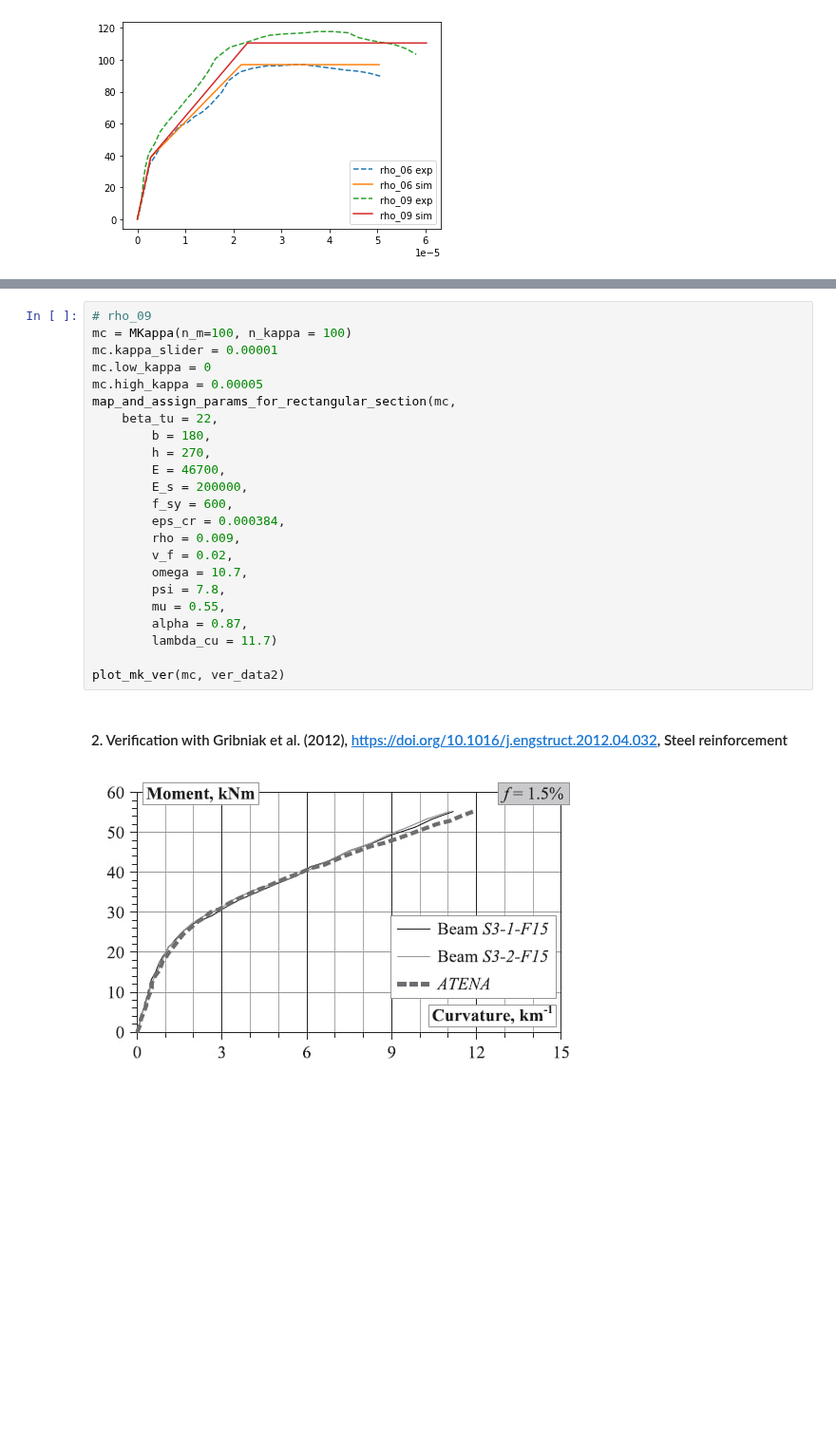
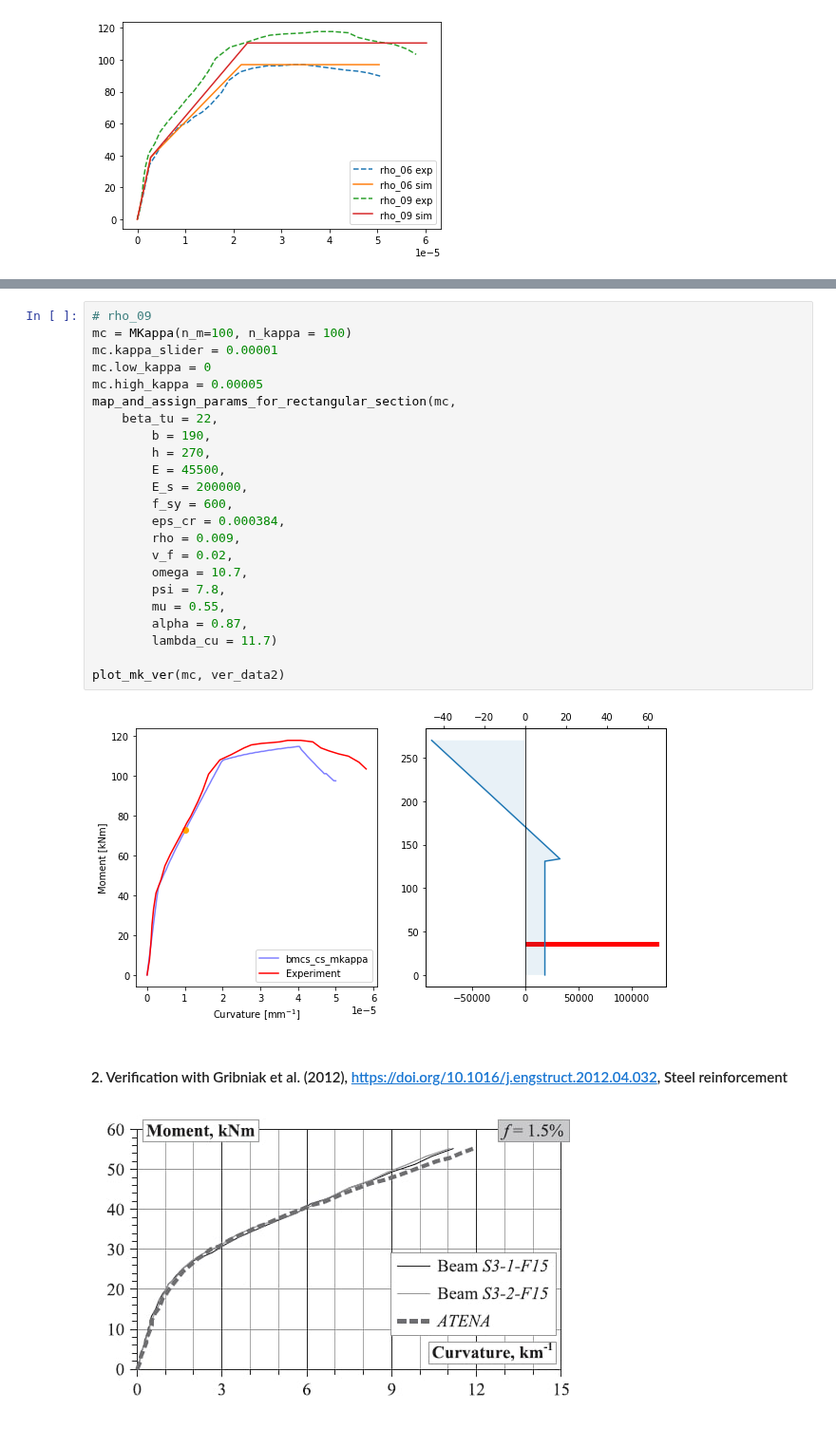
Before and after one commit to rosoba/bmcs_cross_section, a Jupyter notebook: notebooks/mkappa/mkappa_verification.ipynb, the cells around one changed output, grey strips where cells are left out. Shown at 95% size. Cells and saved outputs as stored; diff of their text form; blank space fills up the shorter version.

```diff
--- a/notebooks/mkappa/mkappa_verification.ipynb
+++ b/notebooks/mkappa/mkappa_verification.ipynb
@@ -120,26 +124,28 @@ plot_mk_ver(mc, ver_data)
 # %%
 # rho_09
 mc = MKappa(n_m=100, n_kappa = 100)
 mc.kappa_slider = 0.00001
 mc.low_kappa = 0
 mc.high_kappa = 0.00005
 map_and_assign_params_for_rectangular_section(mc,
     beta_tu = 22,
-        b = 180,
+        b = 190,
         h = 270,
-        E = 46700,
+        E = 45500,
         E_s = 200000,
         f_sy = 600,
         eps_cr = 0.000384,
         rho = 0.009,
         v_f = 0.02,
         omega = 10.7,
         psi = 7.8,
         mu = 0.55,
         alpha = 0.87,
         lambda_cu = 11.7)
 
 plot_mk_ver(mc, ver_data2)
+# %% [output]
+[figure, added]
 # %% [markdown]
 #### 2. Verification with Gribniak et al. (2012), https://doi.org/10.1016/j.engstruct.2012.04.032, Steel reinforcement
 ![ver_rec_2.jpg](attachment:ver_rec_2.jpg)
```
Also changed, not shown: parts of 7 cells of this notebook, 1 other file.
